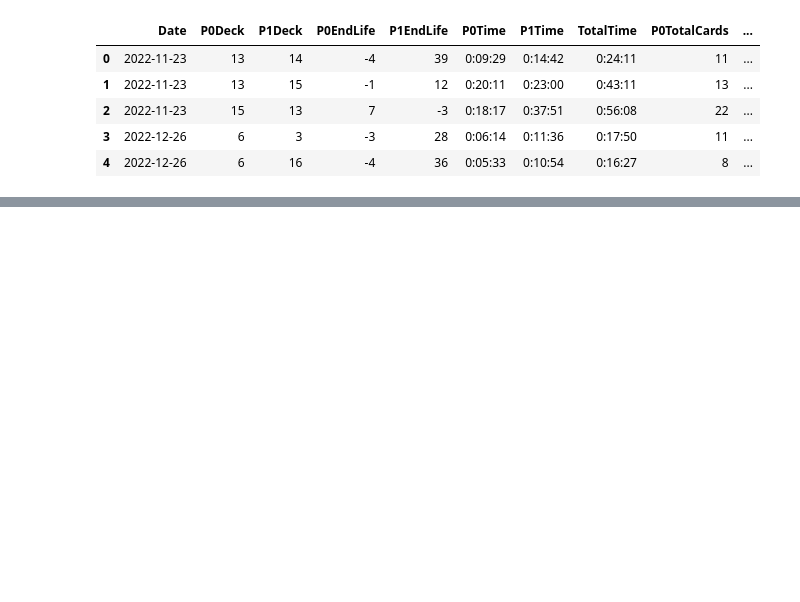
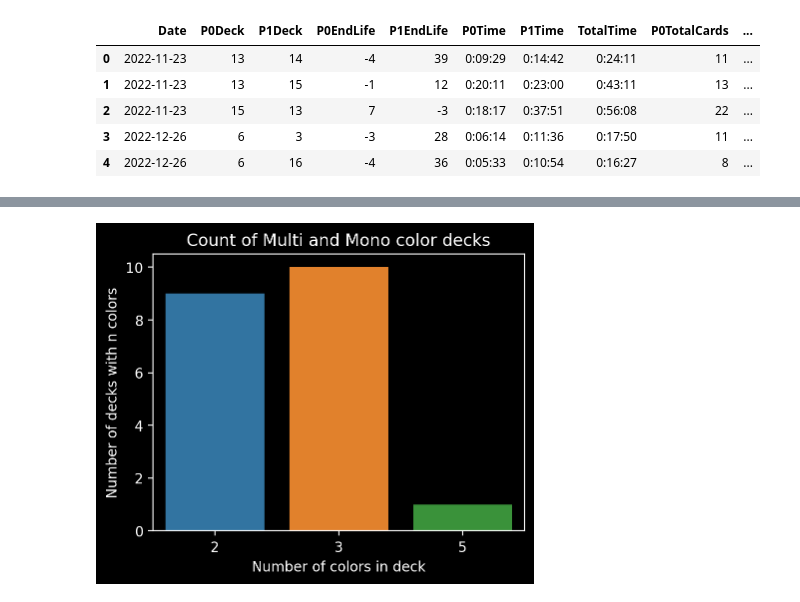
Before and after one commit to amcclead7336/MTG_GameData, a Jupyter notebook: DAX.ipynb, the cells around one changed output, grey strips where cells are left out. Saved outputs shown, nothing was run; the diff lists cells and outputs as text; code cells hidden in the pictures; blank space fills up the shorter version.

```diff
--- a/DAX.ipynb
+++ b/DAX.ipynb
@@ -50,0 +50,3 @@ plt.show()
+# %%
+deck_colors = decks_df.loc[:, "White":"Green"]
+deck_colors.head()
@@ -50,0 +60,9 @@ plt.show()
+# %%
+deck_color_counts = deck_colors.sum(axis=1).value_counts().sort_index()
+sns.barplot(x = deck_color_counts.index, y=deck_color_counts.values)
+plt.title("Count of Multi and Mono color decks")
+plt.xlabel("Number of colors in deck")
+plt.ylabel("Number of decks with n colors")
+plt.show()
+# %% [output]
+[figure, added]
```
Also changed, not shown: parts of 4 cells of this notebook.
